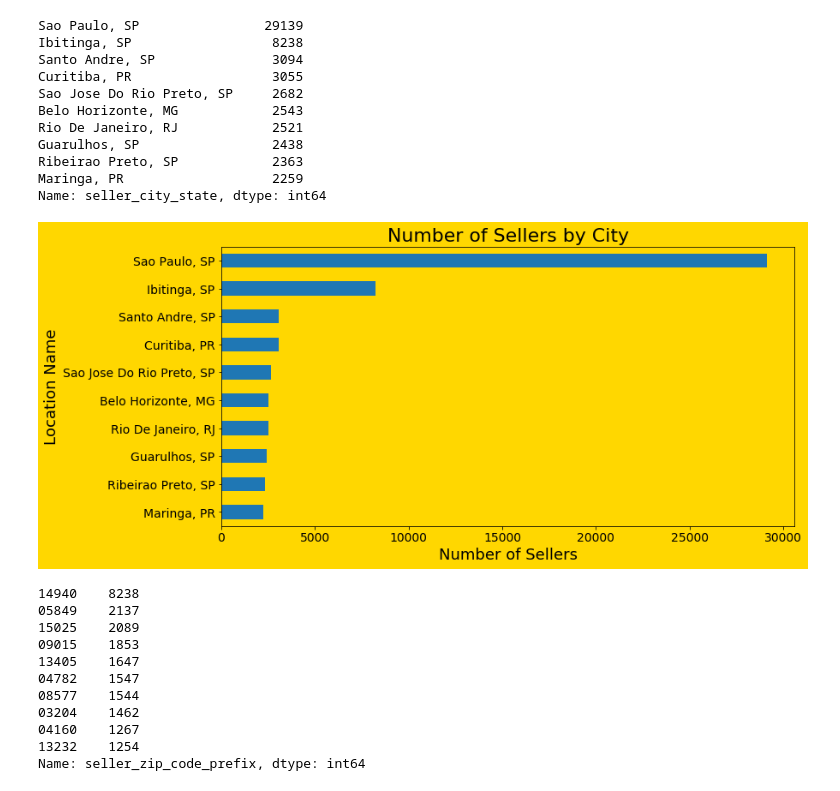
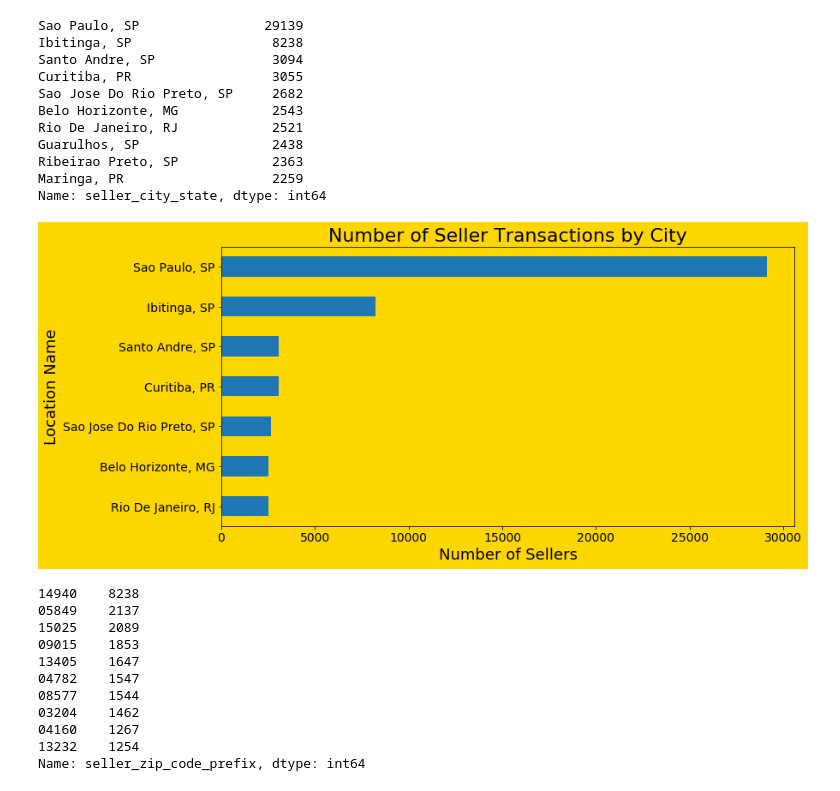
Before and after one commit to RossReisman/Data-Analyst-Portfolio, a Jupyter notebook: Python/brazil/brazil.ipynb, the cells around one changed output. Drawn from its saved outputs; the diff is of its cells as text; code cells hidden in the pictures.

```diff
--- a/Python/brazil/brazil.ipynb
+++ b/Python/brazil/brazil.ipynb
@@ -2187,19 +2189,19 @@ Ribeirao Preto, SP            2363
 Maringa, PR                   2259
 Name: seller_city_state, dtype: int64
 # %%
-top_10_sell_city = master_df['seller_city_state'].value_counts().sort_values(ascending=True).tail(10)
+top_10_sell_city = master_df['seller_city_state'].value_counts().sort_values(ascending=True).tail(7)
 # %%
 plt.rcParams.update({'axes.facecolor':'gold'})
 plt.figure(figsize=(12,6), facecolor='gold')
 top_10_sell_city.plot(kind='barh')
 plt.xlabel('Number of Sellers', fontsize=18)
 plt.ylabel('Location Name', fontsize=18)
 plt.xticks(fontsize=14)
 plt.yticks(fontsize=14)
-plt.title('Number of Sellers by City', fontsize=22)
+plt.title('Number of Seller Transactions by City', fontsize=22)
 plt.show()
 # %% [output]
-[figure, old version]
+[figure, new version]
 # %%
 master_df['seller_zip_code_prefix'].value_counts().sort_values(ascending=True).tail(10).sort_values(ascending=False)
 # %% [output]
```
Also changed, not shown: parts of 8 cells of this notebook.
